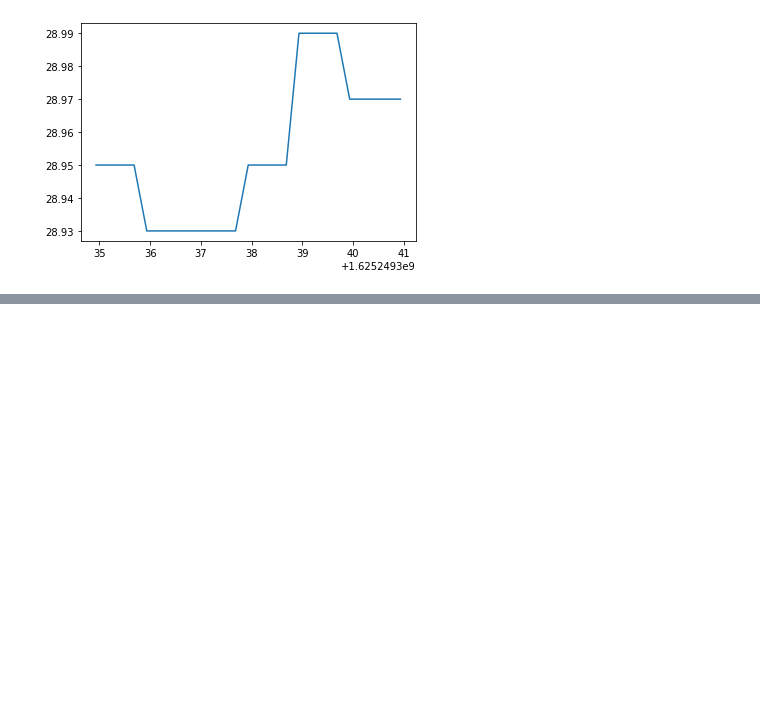
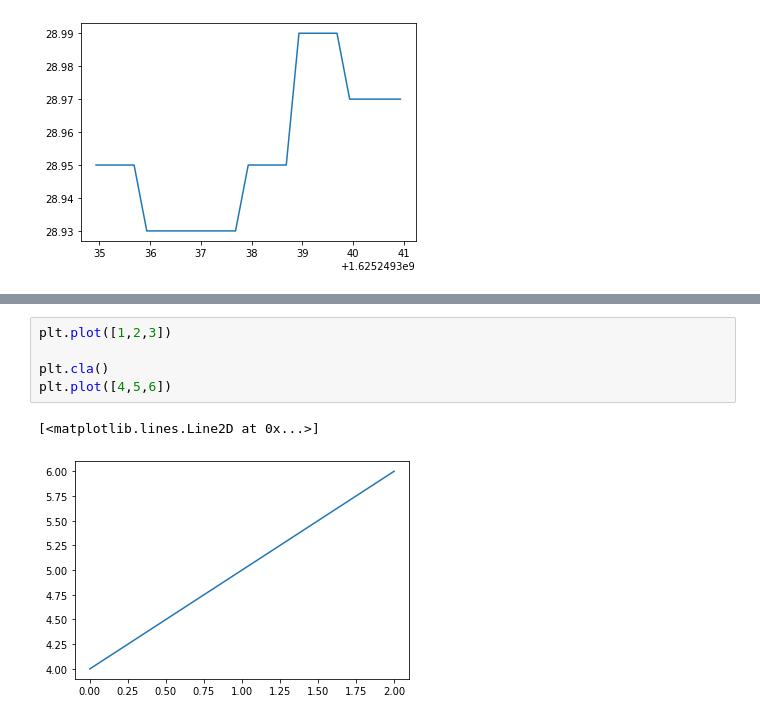
Before and after one commit to aibanks/Holodeck_Sensorlab, a Jupyter notebook: E4_to_RealTimeVisualization.ipynb, the cells around one changed output, grey strips where cells are left out. Cells and saved outputs as stored; diff of their text form; blank space fills up the shorter version.

```diff
--- a/E4_to_RealTimeVisualization.ipynb
+++ b/E4_to_RealTimeVisualization.ipynb
@@ -273,0 +296,8 @@ plt.plot(temp_timestamp, temp_data)
+# %%
+plt.plot([1,2,3])
+
+plt.cla()
+plt.plot([4,5,6])
+# %% [output]
+[<matplotlib.lines.Line2D at 0x...>]
+[figure, added]
```
Also changed, not shown: parts of 7 cells of this notebook.
